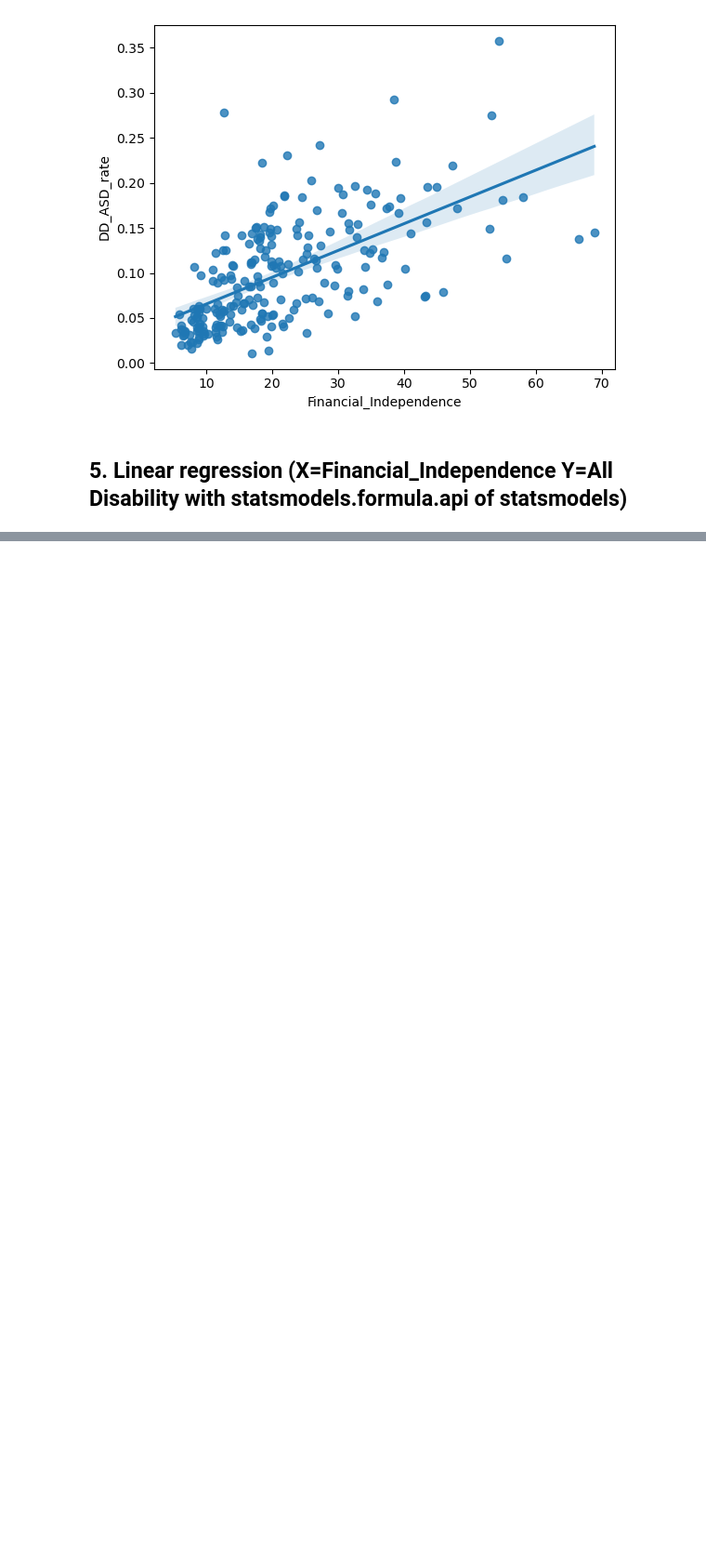
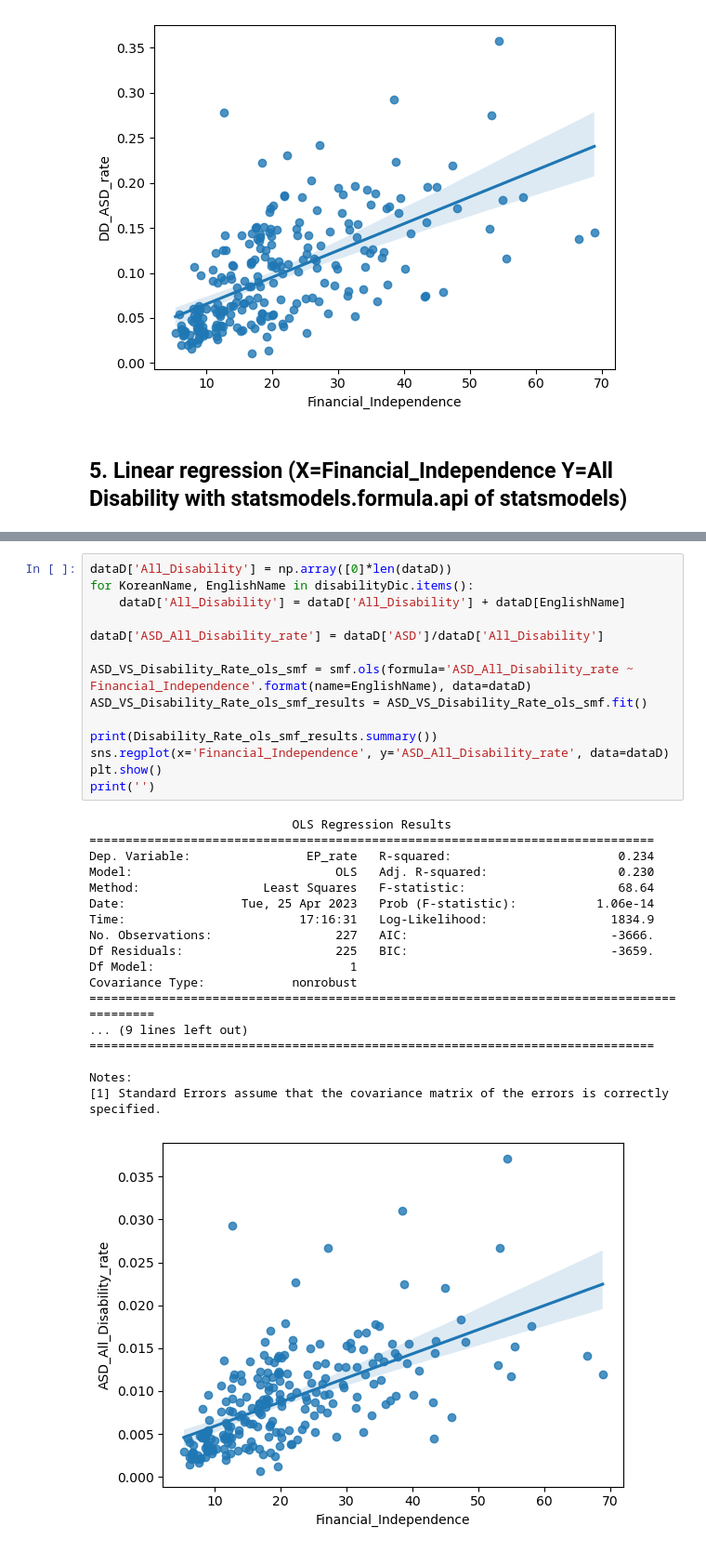
Before and after one commit to milkywaypeko/ASD_FI_Correlation, a Jupyter notebook: ASD_ID_FI_Correlation.ipynb, the cells around one changed output, grey strips where cells are left out. Shown at 93% size. Drawn from its saved outputs; the diff is of its cells as text; blank space fills up the shorter version.

```diff
--- a/ASD_ID_FI_Correlation.ipynb
+++ b/ASD_ID_FI_Correlation.ipynb
@@ -927,0 +930,33 @@ Notes:
+# %%
+dataD['All_Disability'] = np.array([0]*len(dataD))
+for KoreanName, EnglishName in disabilityDic.items():
+    dataD['All_Disability'] = dataD['All_Disability'] + dataD[EnglishName]
+
+dataD['ASD_All_Disability_rate'] = dataD['ASD']/dataD['All_Disability']
+
+ASD_VS_Disability_Rate_ols_smf = smf.ols(formula='ASD_All_Disability_rate ~ Financial_Independence'.format(name=EnglishName), data=dataD)
+ASD_VS_Disability_Rate_ols_smf_results = ASD_VS_Disability_Rate_ols_smf.fit()
+
+print(Disability_Rate_ols_smf_results.summary())
+sns.regplot(x='Financial_Independence', y='ASD_All_Disability_rate', data=dataD)
+plt.show()
+print('')
+# %% [output]
+                            OLS Regression Results
+==============================================================================
+Dep. Variable:                EP_rate   R-squared:                       0.234
+Model:                            OLS   Adj. R-squared:                  0.230
+Method:                 Least Squares   F-statistic:                     68.64
+Date:                Tue, 25 Apr 2023   Prob (F-statistic):           1.06e-14
+Time:                        17:16:31   Log-Likelihood:                 1834.9
+No. Observations:                 227   AIC:                            -3666.
+Df Residuals:                     225   BIC:                            -3659.
+Df Model:                           1
+Covariance Type:            nonrobust
+==========================================================================================
+... (9 lines left out)
+==============================================================================
+
+Notes:
+[1] Standard Errors assume that the covariance matrix of the errors is correctly specified.
+[figure, added]
```
Also changed, not shown: parts of 13 cells of this notebook.
